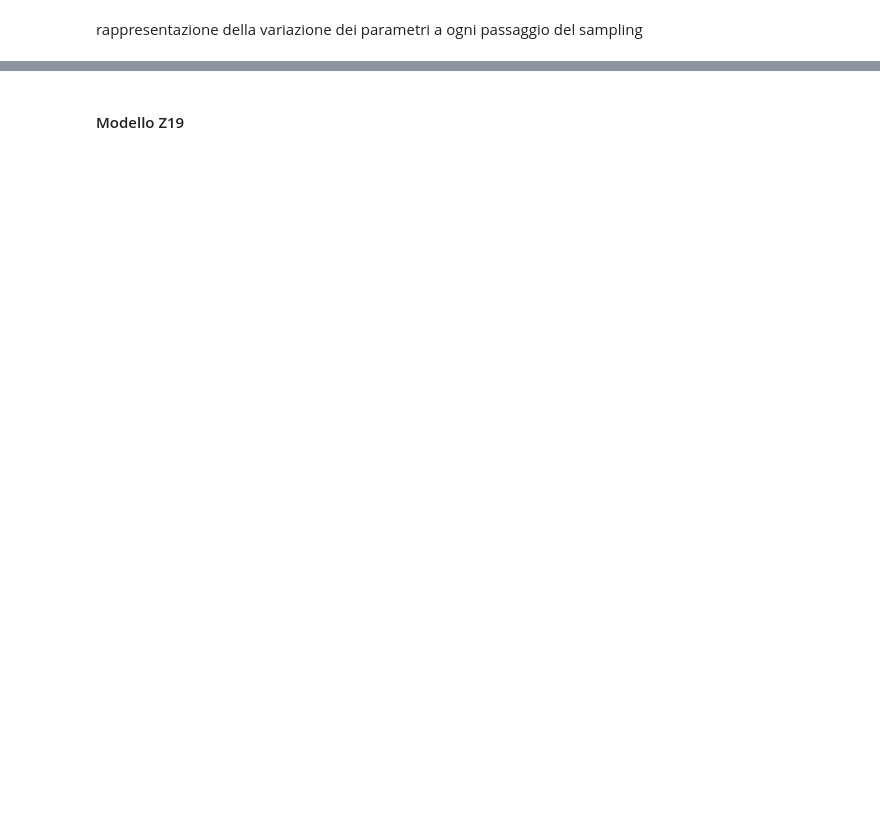
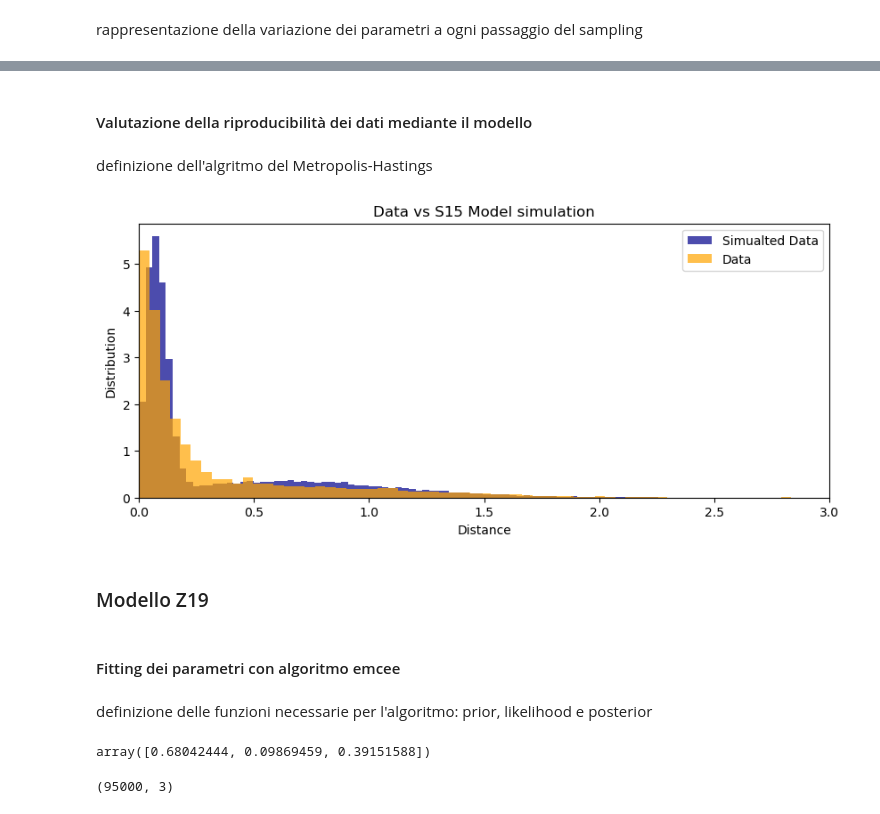
Before and after one commit to LoivX/RMDA, a Jupyter notebook: Esame.ipynb, the cells around one changed output, grey strips where cells are left out. Saved outputs shown, nothing was run; the diff lists cells and outputs as text; code cells hidden in the pictures; blank space fills up the shorter version.

Commit message:
Fit with emcee for Z19

```diff
--- a/Esame.ipynb
+++ b/Esame.ipynb
@@ -326,0 +353,12 @@ GTC = pygtc.plotGTC(chains=flat_samples,
+# %%
+x = np.linspace(0, 3, 1000)
+
+plt.figure(figsize=(10, 4))
+plt.hist(data['BCG_offset_R500'], bins=100, density=True, label='Data', color='orange', alpha=0.7)
+plt.plot(x, S15(x, Srho, Ssigma0, Ssigma1), label='S15 Model', color='darkblue')
+plt.xlim(0, 3)
+plt.title('S15 Model')
+plt.xlabel('Distance')
+plt.ylabel('Distribution')
+plt.legend()
+plt.show()
@@ -327,2 +367,43 @@ GTC = pygtc.plotGTC(chains=flat_samples,
+# %% [markdown]
+#### Valutazione della riproducibilità dei dati mediante il modello
+# %% [markdown]
+definizione dell'algritmo del Metropolis-Hastings
+# %%
+def metropolis_hastings(target_func, proposal_func, initial_value, n_samples):
+    samples = [initial_value]
+    current = initial_value
+    rejected = []
+    for _ in range(n_samples):
+        candidate = proposal_func(current)
+        accept_ratio = target_func(candidate) / target_func(current)
+        if np.random.rand() < accept_ratio:
+            current = candidate
+        else:
+            rejected.append(candidate)
+        samples.append(current)
+    return samples[1:],rejected
+# %%
+def proposal_func(x):
+    return np.abs(np.random.normal(x,2))
+
+target_func = lambda x: S15(x, rho, sigma0, sigma1)
+
+samples, rejected = metropolis_hastings(target_func, proposal_func, 1, 100000)
+# %%
+plt.figure(figsize=(10, 4))
+plt.hist(samples, bins=100, density=True, alpha=0.7, color='darkblue', label='Simualted Data')
+plt.hist(data['BCG_offset_R500'], bins=100, density=True, alpha=0.7, color='orange', label='Data')
+plt.title('Data vs S15 Model simulation')
+plt.xlabel('Distance')
+plt.ylabel('Distribution')
+plt.legend()
+plt.xlim(0, 3)
+plt.show()
+# %% [output]
+[figure, added]
 # %% [markdown]
-#### Modello Z19
+### Modello Z19
+# %% [markdown]
+#### Fitting dei parametri con algoritmo emcee
+# %% [markdown]
+definizione delle funzioni necessarie per l'algoritmo: prior, likelihood e posterior
@@ -328,0 +430,10 @@ GTC = pygtc.plotGTC(chains=flat_samples,
+# %%
+np.random.seed(42)      # random seed in modo tale da avere sempre gli stessi numeri casuali
+f = lambda *args: -log_posterior(*args)
+
+initial = np.array([0.5, 0.3, 0.3])*(1+ 0.1 * np.random.randn(3)) # parametri iniziali con random noise
+soln = minimize(f, initial, args=(data['BCG_offset_R500'],))  # minimizza la funzione f (-logpost) partendo dai parametri iniziali e usando i dati come valori
+rho, sigma0, sigma1 = soln.x    # estraggo i parametri ottimizzati
+soln.x
+# %% [output]
+array([0.68042444, 0.09869459, 0.39151588])
@@ -328,0 +450,5 @@ GTC = pygtc.plotGTC(chains=flat_samples,
+# %%
+flat_samples = sampler.get_chain(discard=100, flat=True)   # estraggo i valori dei parametri nei vari passi del sampling eliminando i primi 100
+print(flat_samples.shape)
+# %% [output]
+(95000, 3)
```
Also changed, not shown: parts of 34 cells of this notebook.
